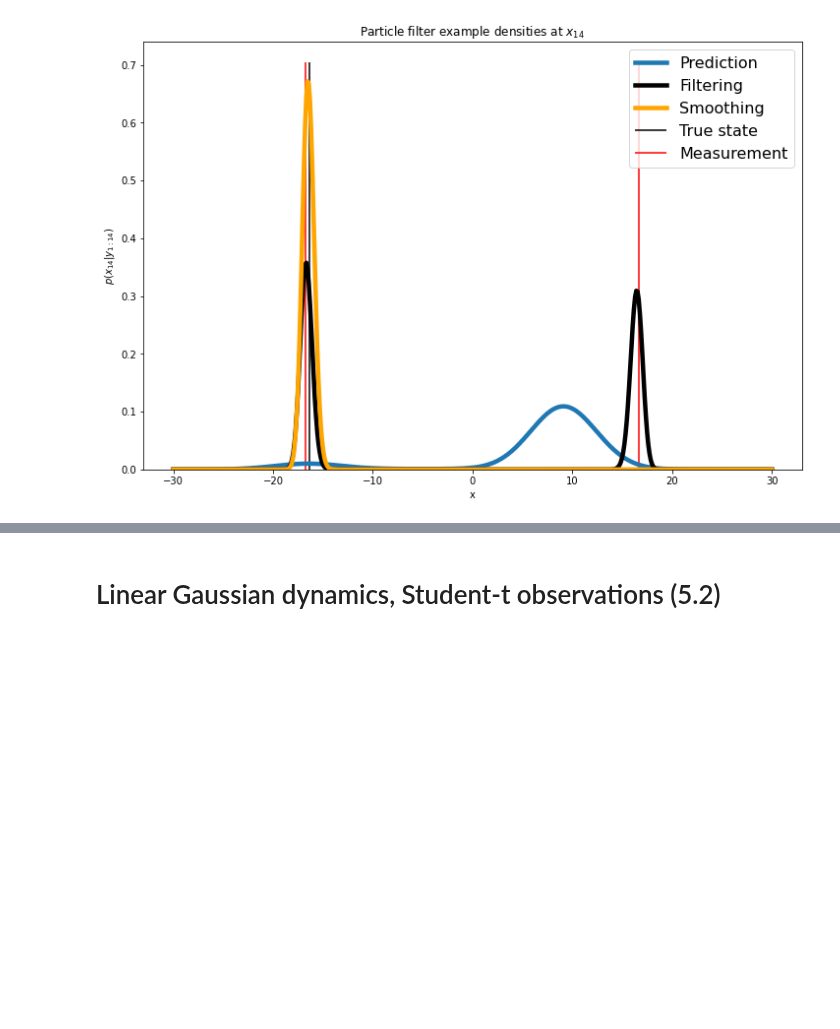
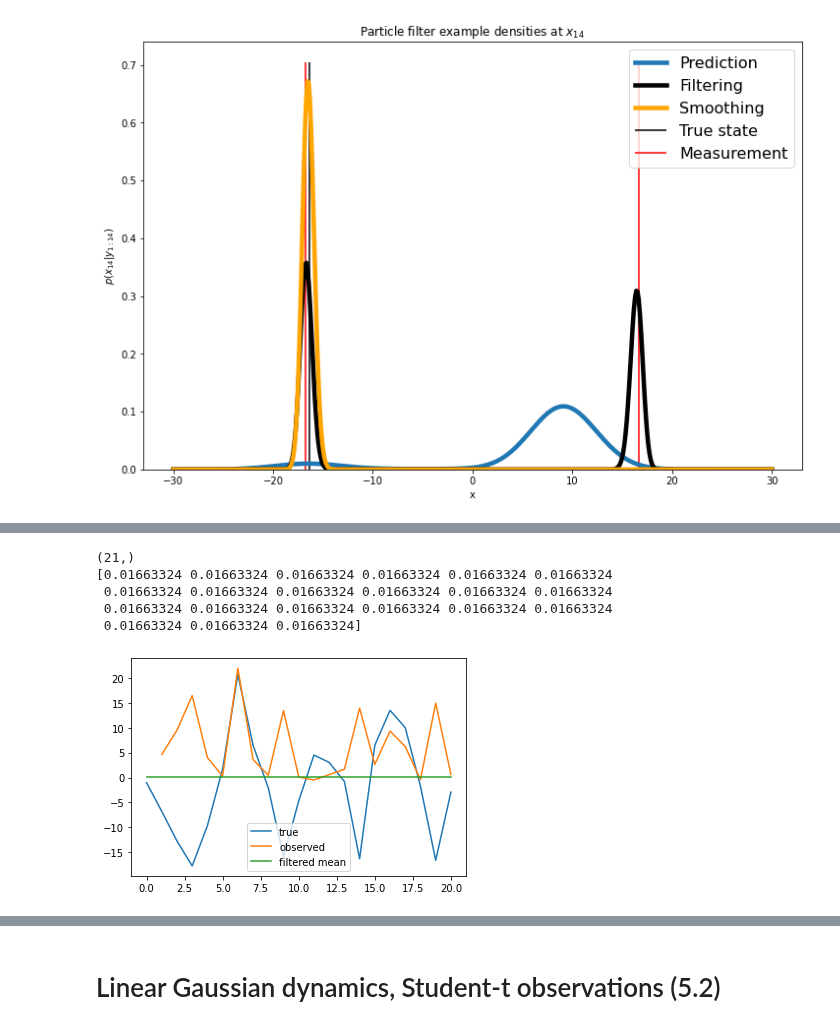
Before and after one commit to probml/probml-notebooks, a Jupyter notebook: notebooks/discretized_ssm.ipynb, the cells around one changed output, grey strips where cells are left out. Cells and saved outputs as stored; diff of their text form; code cells hidden in the pictures; blank space fills up the shorter version.

```diff
--- a/notebooks/discretized_ssm.ipynb
+++ b/notebooks/discretized_ssm.ipynb
@@ -290,3 +287,26 @@ def the_particle_filter_example(
 the_particle_filter_example()
 # %% [output]
 [figure]
+# %%
+rng_key=random.PRNGKey(4)
+grid_minval=-30
+grid_maxval=30
+num_grid_points=500
+max_iter=20
+iter_=14
+plot_all_densities=False
+
+# generate data points and densities
+x_grid, x_true, y = experiment_setup(
+    rng_key=rng_key, grid_minval=grid_minval, grid_maxval=grid_maxval,
+    num_grid_points=num_grid_points, x0_rvs=x0_rvs1, v_rvs=v_rvs1,
+    e_rvs=e_rvs1, f=state_trans_func1, h=measure_func1,
+    max_iter=max_iter, plot_xy=False,
+)
+
+
+p_filter, p_pred, p_smooth = point_mass_density(
+    y, x_grid, x0_pdf1,
+    x_pdf=x_pdf, v_pdf=v_pdf1, e_pdf=e_pdf1,
+    f=state_trans_func1, h=measure_func1,
+)
@@ -292,0 +327,20 @@ the_particle_filter_example()
+# %%
+p_mean = jnp.mean(p_filter, axis=1)
+print(p_mean.shape)
+
+print(p_mean)
+# %% [output]
+(21,)
+[0.01663324 0.01663324 0.01663324 0.01663324 0.01663324 0.01663324
+ 0.01663324 0.01663324 0.01663324 0.01663324 0.01663324 0.01663324
+ 0.01663324 0.01663324 0.01663324 0.01663324 0.01663324 0.01663324
+ 0.01663324 0.01663324 0.01663324]
+# %%
+plt.figure()
+plt.plot(x_true, label='true')
+plt.plot(y, label='observed')
+plt.plot(p_mean, label='filtered mean')
+plt.legend()
+plt.show()
+# %% [output]
+[figure, added]
```
Also changed, not shown: parts of 5 cells of this notebook.
